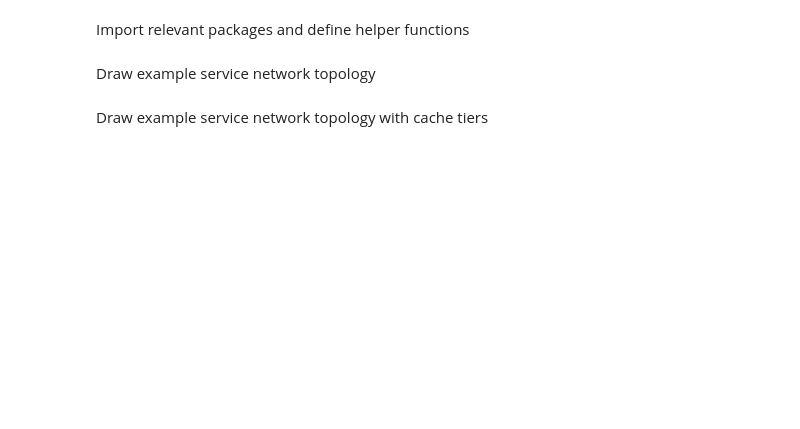
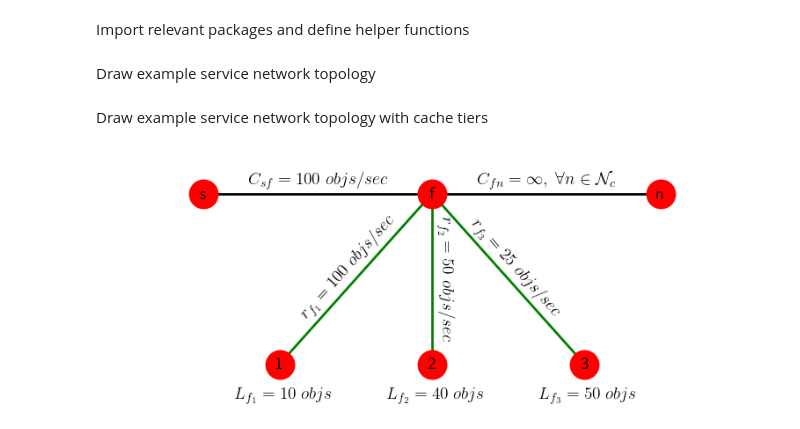
Before and after one commit to fvmutlu/dissertation-defense, a Jupyter notebook: notebooks/toy_example.ipynb, the cells around one changed output. Cells and saved outputs as stored; diff of their text form; code cells hidden in the pictures; blank space fills up the shorter version.

```diff
--- a/notebooks/toy_example.ipynb
+++ b/notebooks/toy_example.ipynb
@@ -54,41 +54,43 @@ G.add_edges_from(edges)
 pos = {'s':[-0.75,0],'f':[0,0], 'n':[0.75,0], '1':[-0.5,-0.25], '2':[0,-0.25], '3':[0.5,-0.25]}
 
 fig, ax = plt.subplots(figsize=(9.6, 3.6))
 ax.margins(0.15)  # Adjust the margins as needed
 
 edge_colors = ['k','k','g','g','g']
 nx.draw(
     G, pos, ax=ax, edge_color=edge_colors, width=2, linewidths=2,
     node_size=500, node_color='red', alpha=1,
     labels={node: node for node in G.nodes()}, font_size=14
 )
 label_pos = {}
 for node, coords in pos.items():
     label_pos[node] = (coords[0], coords[1] + 0.02)
 nx.draw_networkx_edge_labels(
     G, label_pos,
-    edge_labels={('s', 'f'): r'$C_{sf} = 100 \; pkts/sec$',
+    edge_labels={('s', 'f'): r'$C_{sf} = 100 \; objs/sec$',
                  ('f', 'n'): r'$C_{fn} = \infty, \; \forall n \in \mathcal{N}_{c}$'
                  },
     font_color='black', font_size=14, bbox={'alpha':0}
 )
 for node, coords in pos.items():
     label_pos[node] = (coords[0], coords[1] + 0.03)
 nx.draw_networkx_edge_labels(
     G, label_pos, label_pos=0.45,
-    edge_labels={('f','1'): r'$r_{f_1} = 100 \; pkts/sec$',
-                 ('f','3'): r'$r_{f_3} = 10 \; pkts/sec$'},
+    edge_labels={('f','1'): r'$r_{f_1} = 100 \; objs/sec$',
+                 ('f','3'): r'$r_{f_3} = 25 \; objs/sec$'},
     font_color='black', font_size=14, bbox={'alpha':0}
 )
 label_pos['f'] = (0.045,0)
 label_pos['2'] = (0.045,-0.25)
 nx.draw_networkx_edge_labels(
-    G, label_pos, edge_labels={('f','2'): r'$r_{f_2} = 25 \; pkts/sec$'}, font_color='black', font_size=14, bbox={'alpha':0}
+    G, label_pos, edge_labels={('f','2'): r'$r_{f_2} = 50 \; objs/sec$'}, font_color='black', font_size=14, bbox={'alpha':0}
 )
-ax.text(-0.65,-0.3,s=r'$L_{f_1}=10 \; pkts$', fontsize=14)
-ax.text(-0.15,-0.3,s=r'$L_{f_2}=30 \; pkts$', fontsize=14)
-ax.text(0.35,-0.3,s=r'$L_{f_3}=60 \; pkts$', fontsize=14)
-plt.savefig("../Repos/proposal-review/images/toynet_cache.svg",bbox_inches='tight',pad_inches=0)
+ax.text(-0.65,-0.3,s=r'$L_{f_1}=10 \; objs$', fontsize=14)
+ax.text(-0.15,-0.3,s=r'$L_{f_2}=40 \; objs$', fontsize=14)
+ax.text(0.35,-0.3,s=r'$L_{f_3}=50 \; objs$', fontsize=14)
+plt.savefig("../images/toynet_cache.svg",bbox_inches='tight',pad_inches=0)
+# %% [output]
+[figure, added]
 # %%
 N = 1000
 s = 0.75
```
Also changed, not shown: parts of 4 cells of this notebook, 8 other files.
